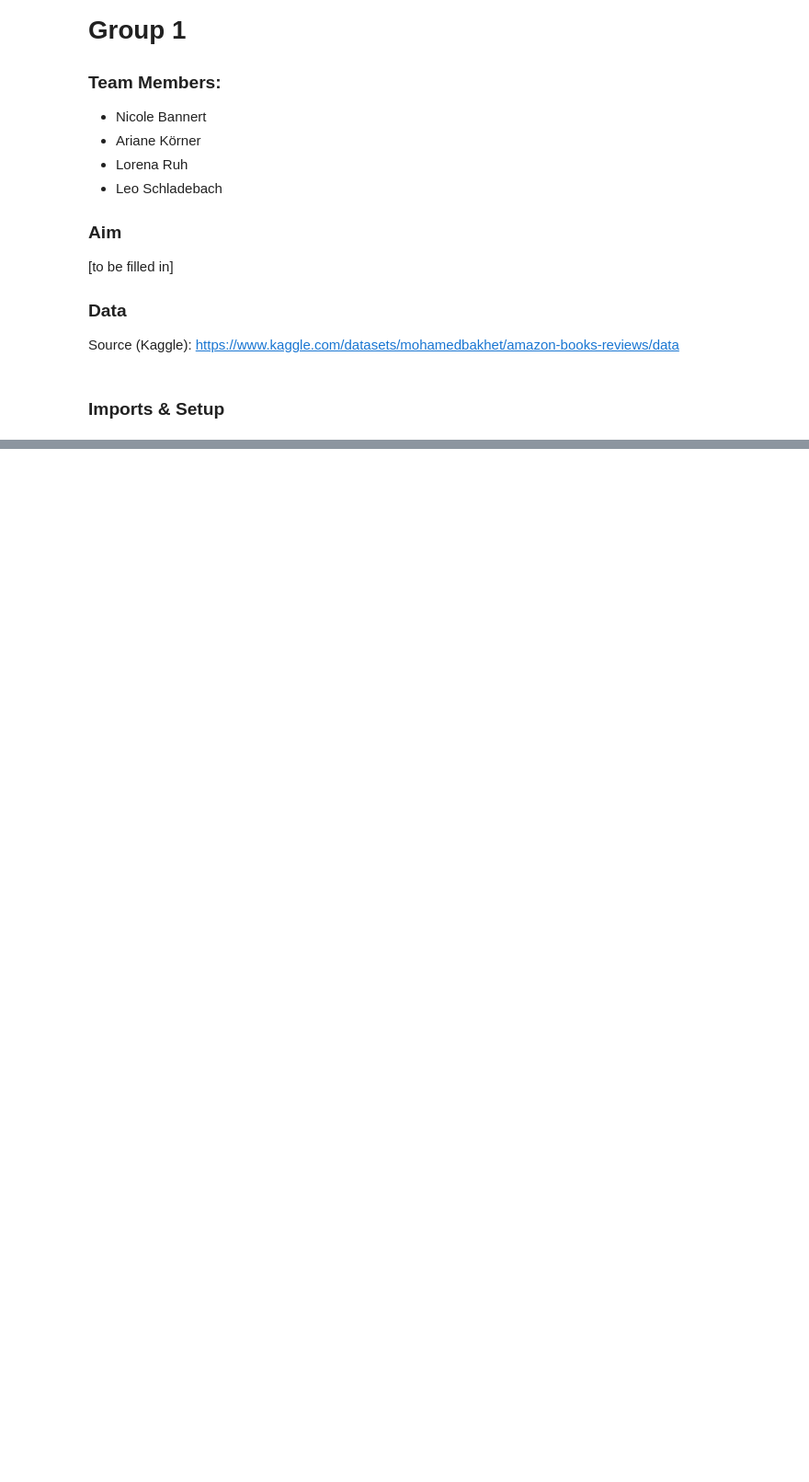
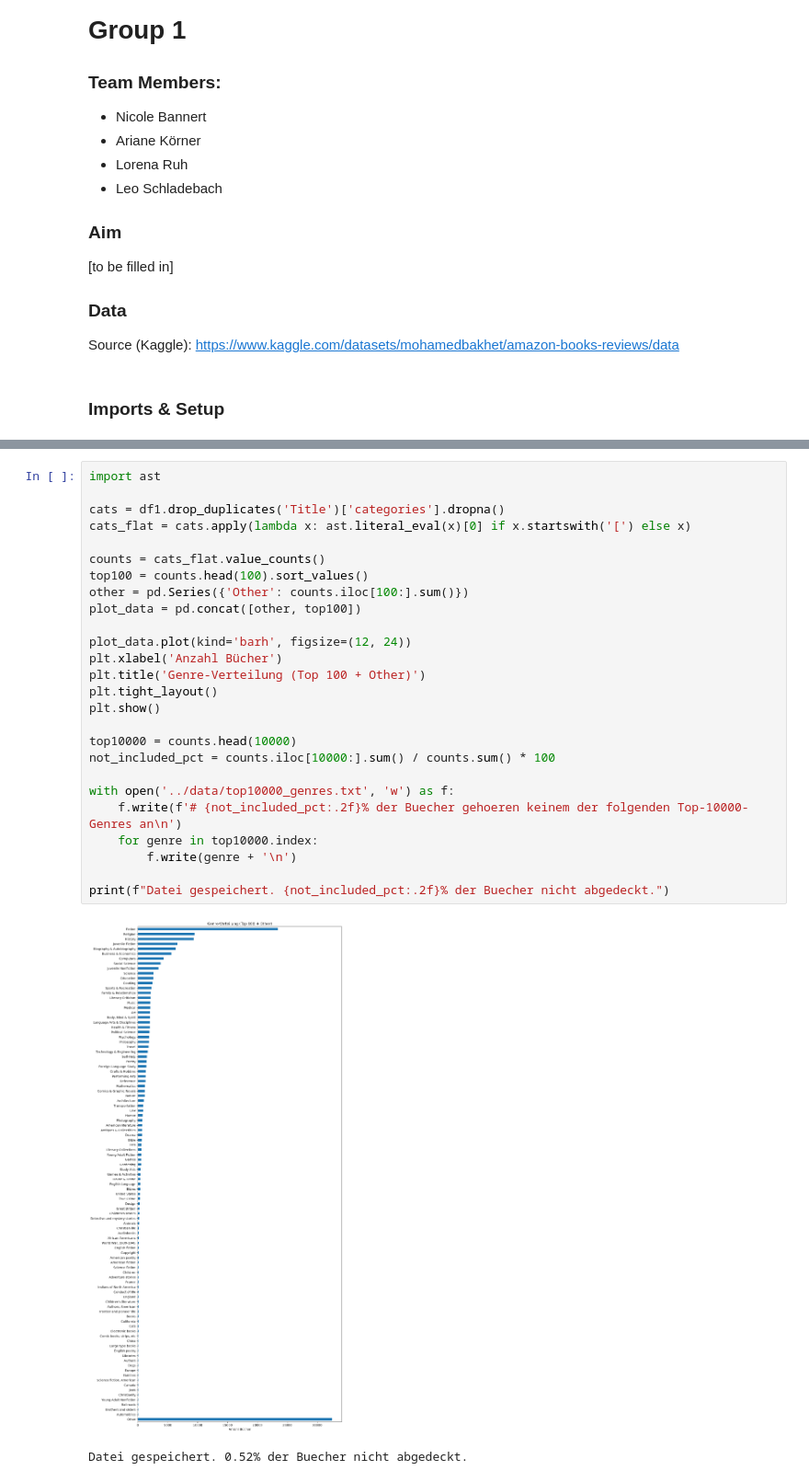
Before and after one commit to safiyacodesstuff/ML-Group-1, a Jupyter notebook: notebooks/main.ipynb, the cells around one changed output, grey strips where cells are left out. Shown at 92% size. Drawn from its saved outputs; the diff is of its cells as text; blank space fills up the shorter version.

```diff
--- a/notebooks/main.ipynb
+++ b/notebooks/main.ipynb
@@ -22,0 +92,29 @@ ModuleNotFoundError: No module named 'pandas'
+# %%
+import ast
+
+cats = df1.drop_duplicates('Title')['categories'].dropna()
+cats_flat = cats.apply(lambda x: ast.literal_eval(x)[0] if x.startswith('[') else x)
+
+counts = cats_flat.value_counts()
+top100 = counts.head(100).sort_values()
+other = pd.Series({'Other': counts.iloc[100:].sum()})
+plot_data = pd.concat([other, top100])
+
+plot_data.plot(kind='barh', figsize=(12, 24))
+plt.xlabel('Anzahl Bücher')
+plt.title('Genre-Verteilung (Top 100 + Other)')
+plt.tight_layout()
+plt.show()
+
+top10000 = counts.head(10000)
+not_included_pct = counts.iloc[10000:].sum() / counts.sum() * 100
+
+with open('../data/top10000_genres.txt', 'w') as f:
+    f.write(f'# {not_included_pct:.2f}% der Buecher gehoeren keinem der folgenden Top-10000-Genres an\n')
+    for genre in top10000.index:
+        f.write(genre + '\n')
+
+print(f"Datei gespeichert. {not_included_pct:.2f}% der Buecher nicht abgedeckt.")
+# %% [output]
+[figure, added]
+Datei gespeichert. 0.52% der Buecher nicht abgedeckt.
```
Also changed, not shown: parts of 7 cells of this notebook, 2 other files.
